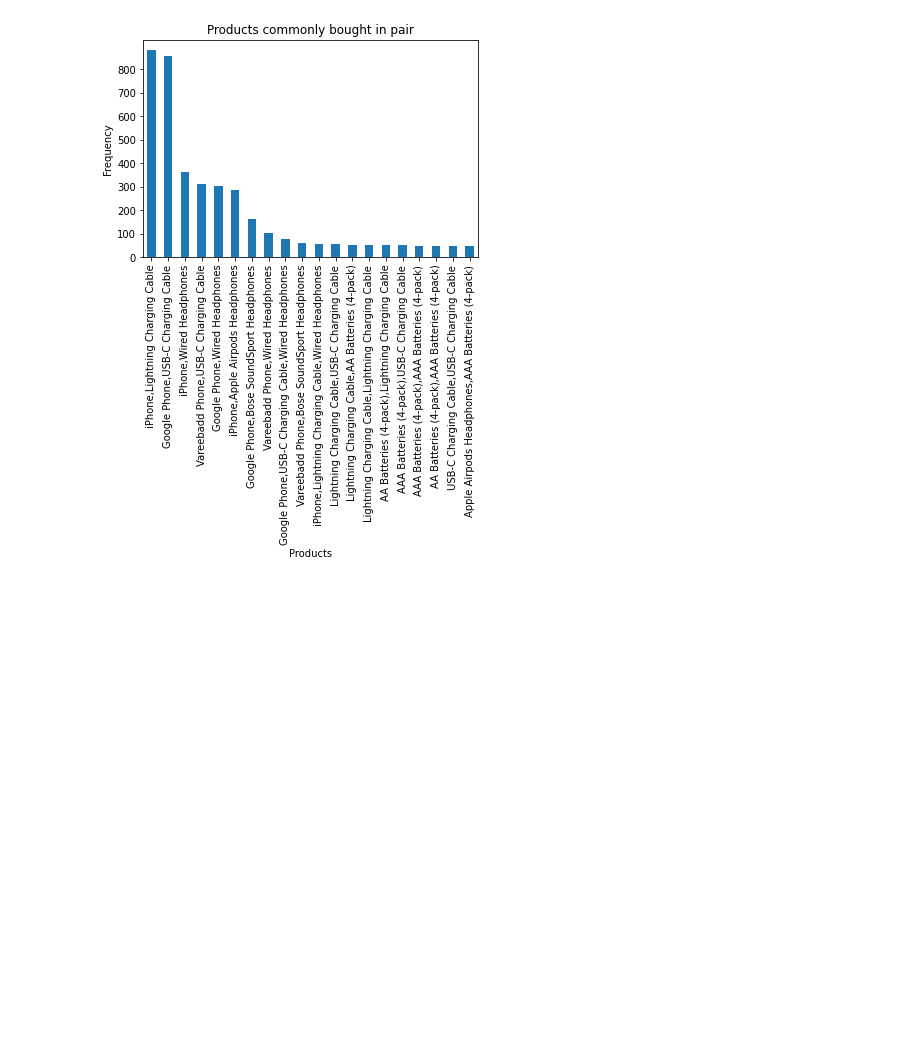
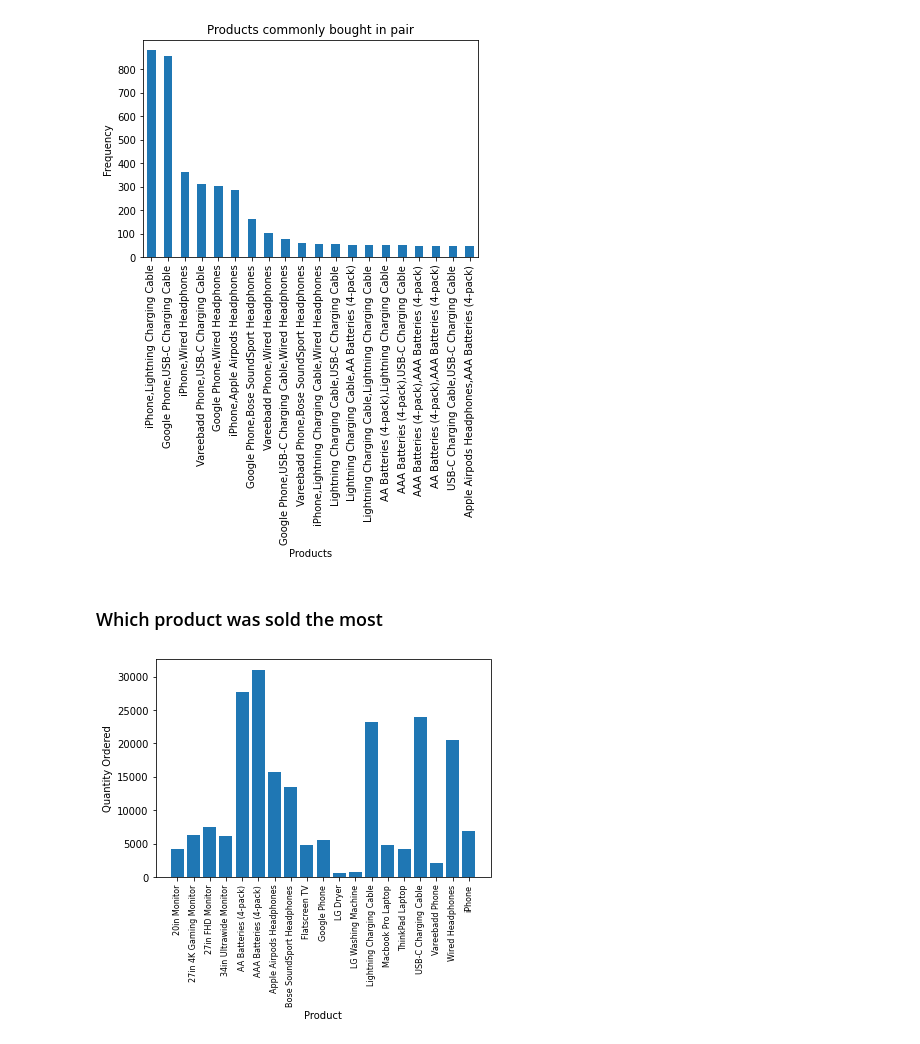
Before and after one commit to SatyamPuranik/SalesAnalysis, a Jupyter notebook: SalesAnalysis.ipynb, the cells around one changed output. Drawn from its saved outputs; the diff is of its cells as text; code cells hidden in the pictures; blank space fills up the shorter version.

Commit message:
Product which was sold the most

```diff
--- a/SalesAnalysis.ipynb
+++ b/SalesAnalysis.ipynb
@@ -222,3 +240,21 @@ ndf.Grouped.value_counts()[0:20].plot(kind='bar',title = 'Products commonly boug
 plt.show()
 # %% [output]
 [figure]
+# %% [markdown]
+### Which product was sold the most
+# %%
+df.head()
+products=sorted(list(df.Product.unique()))
+products
+
+results = df.groupby('Product').sum()
+results
+
+# Graph of product vs quanity
+plt.bar(products,results['Quantity Ordered'])
+plt.xticks(products,rotation = 'vertical',size=8)
+plt.xlabel('Product')
+plt.ylabel('Quantity Ordered')
+plt.show()
+# %% [output]
+[figure, added]
```
Also changed, not shown: parts of 3 cells of this notebook.
